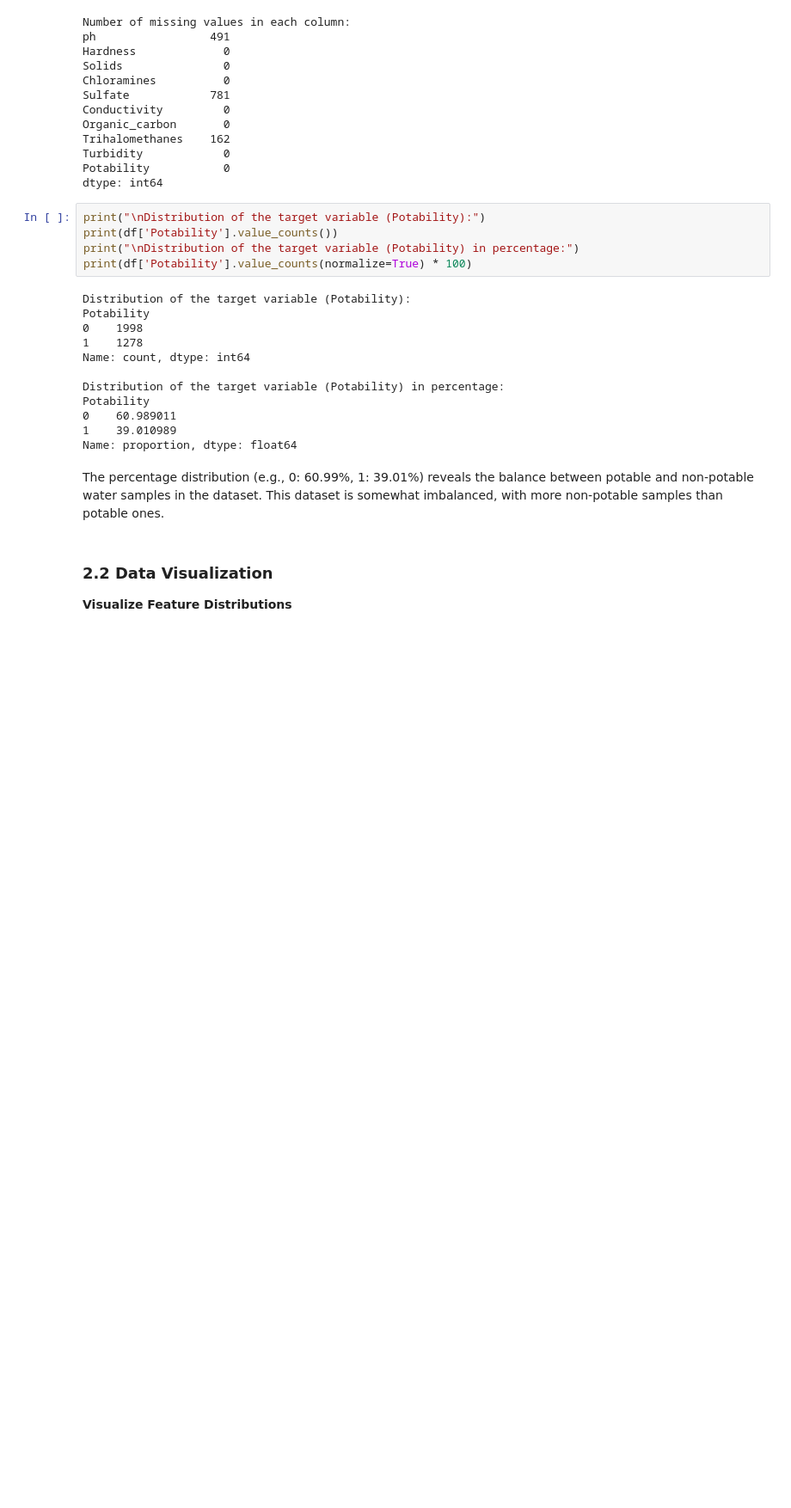
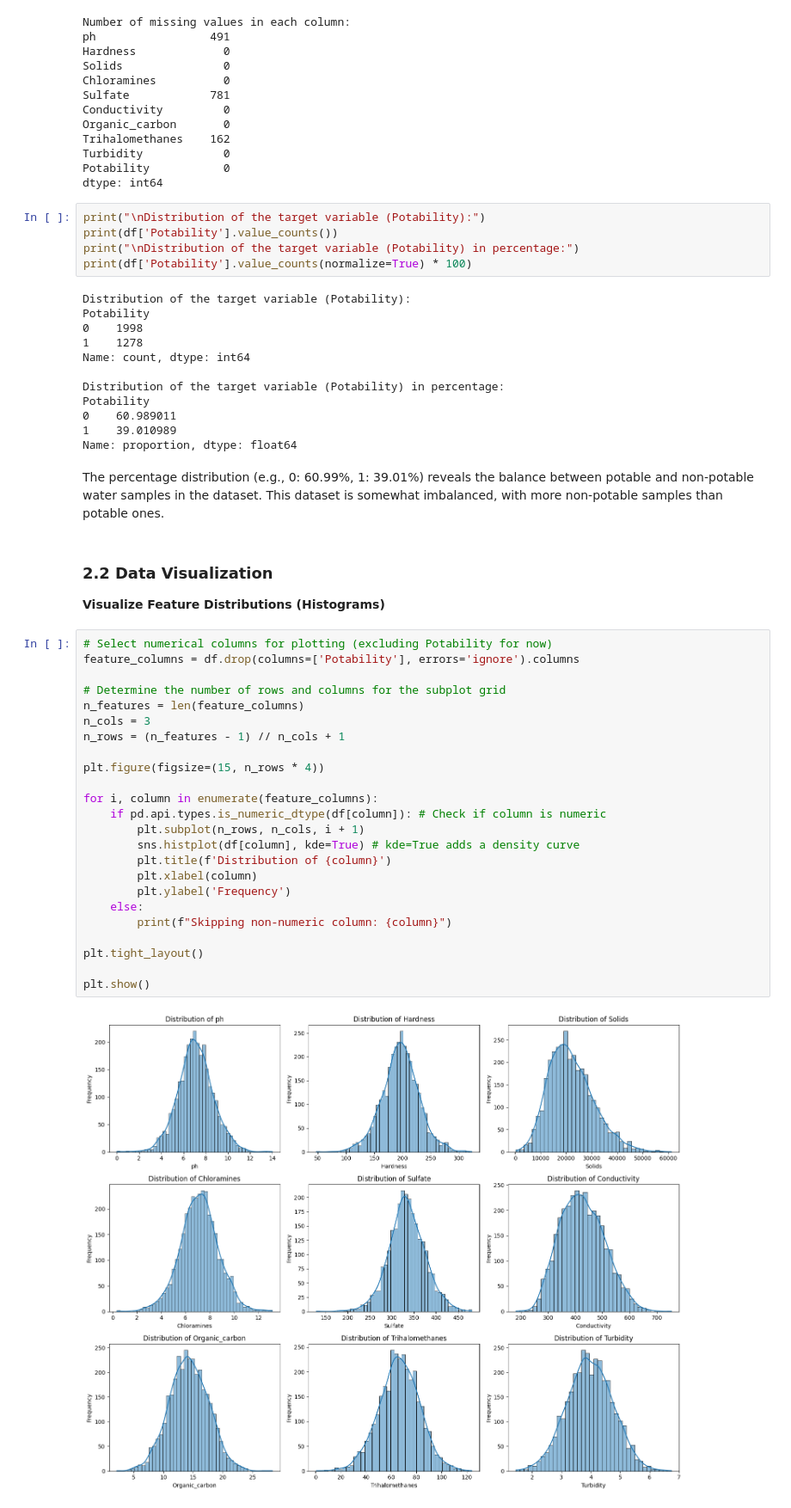
Before and after one commit to Christianib003/water-quality-model, a Jupyter notebook: notebooks/data_preprocessing.ipynb, the cells around one changed output. Shown at 86% size. Drawn from its saved outputs; the diff is of its cells as text; blank space fills up the shorter version.

Commit message:
add data visualization

```diff
--- a/notebooks/data_preprocessing.ipynb
+++ b/notebooks/data_preprocessing.ipynb
@@ -108,4 +110,30 @@ The percentage distribution (e.g., 0: 60.99%, 1: 39.01%) reveals the balance bet
 This dataset is somewhat imbalanced, with more non-potable samples than potable ones.
 # %% [markdown]
 ### 2.2 Data Visualization
-**Visualize Feature Distributions**
+**Visualize Feature Distributions (Histograms)**
+# %%
+# Select numerical columns for plotting (excluding Potability for now)
+feature_columns = df.drop(columns=['Potability'], errors='ignore').columns
+
+# Determine the number of rows and columns for the subplot grid
+n_features = len(feature_columns)
+n_cols = 3
+n_rows = (n_features - 1) // n_cols + 1
+
+plt.figure(figsize=(15, n_rows * 4))
+
+for i, column in enumerate(feature_columns):
+    if pd.api.types.is_numeric_dtype(df[column]): # Check if column is numeric
+        plt.subplot(n_rows, n_cols, i + 1)
+        sns.histplot(df[column], kde=True) # kde=True adds a density curve
+        plt.title(f'Distribution of {column}')
+        plt.xlabel(column)
+        plt.ylabel('Frequency')
+    else:
+        print(f"Skipping non-numeric column: {column}")
+
+plt.tight_layout()
+
+plt.show()
+# %% [output]
+[figure, added]
```
Also changed, not shown: parts of 3 cells of this notebook.
